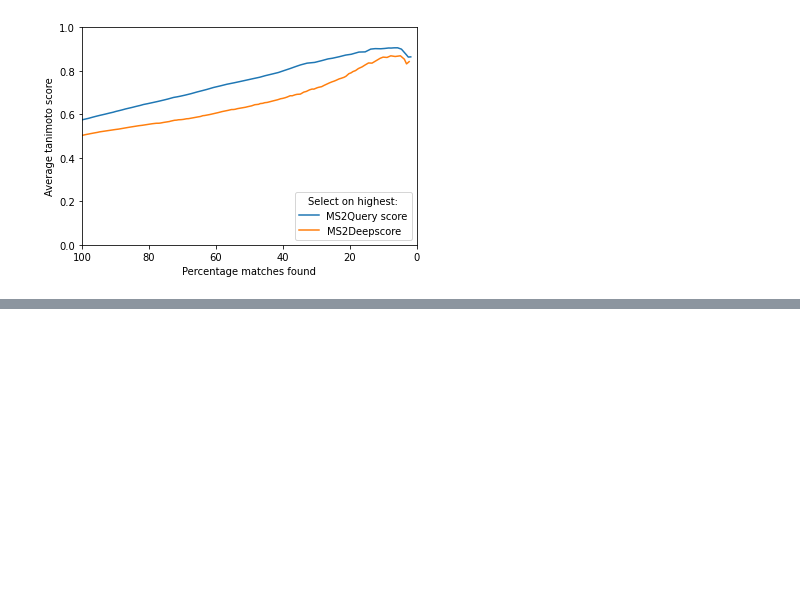
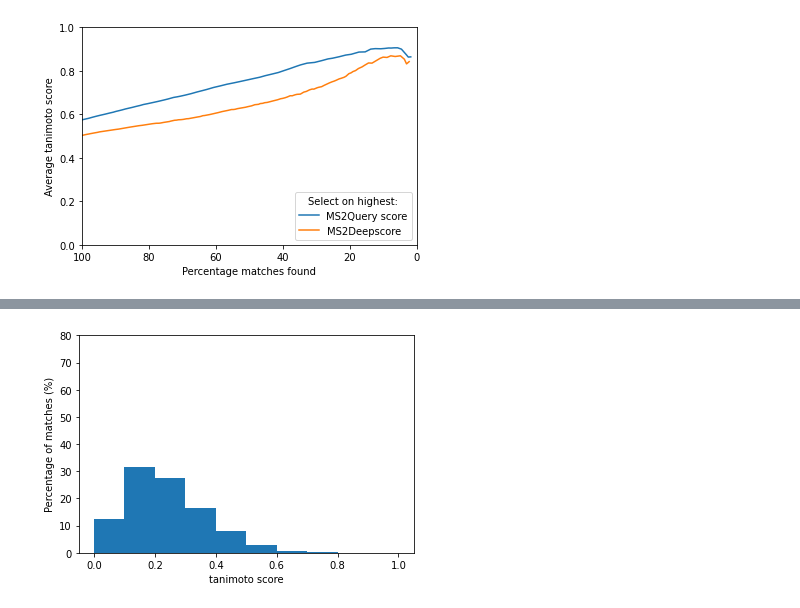
Before and after one commit to iomega/ms2query, a Jupyter notebook: notebooks/Plot_performance_analog_search.ipynb, the cells around one changed output, grey strips where cells are left out. Drawn from its saved outputs; the diff is of its cells as text; code cells hidden in the pictures; blank space fills up the shorter version.

```diff
--- a/notebooks/Train_variations_of_MS2Query_models.ipynb
+++ b/notebooks/Plot_performance_analog_search.ipynb
@@ -274,0 +228,4 @@ avg_tanimoto_vs_percentage_found(ms2query_and_tanimoto_selected_on_ms2ds, 1, 100
+# %%
+plot_average_tanimoto_distribution(validation_spectra_without_match, tanimoto_scores_df)
+# %% [output]
+[figure, added]
```
Also changed, not shown: parts of 17 cells of this notebook, 1 other file.
